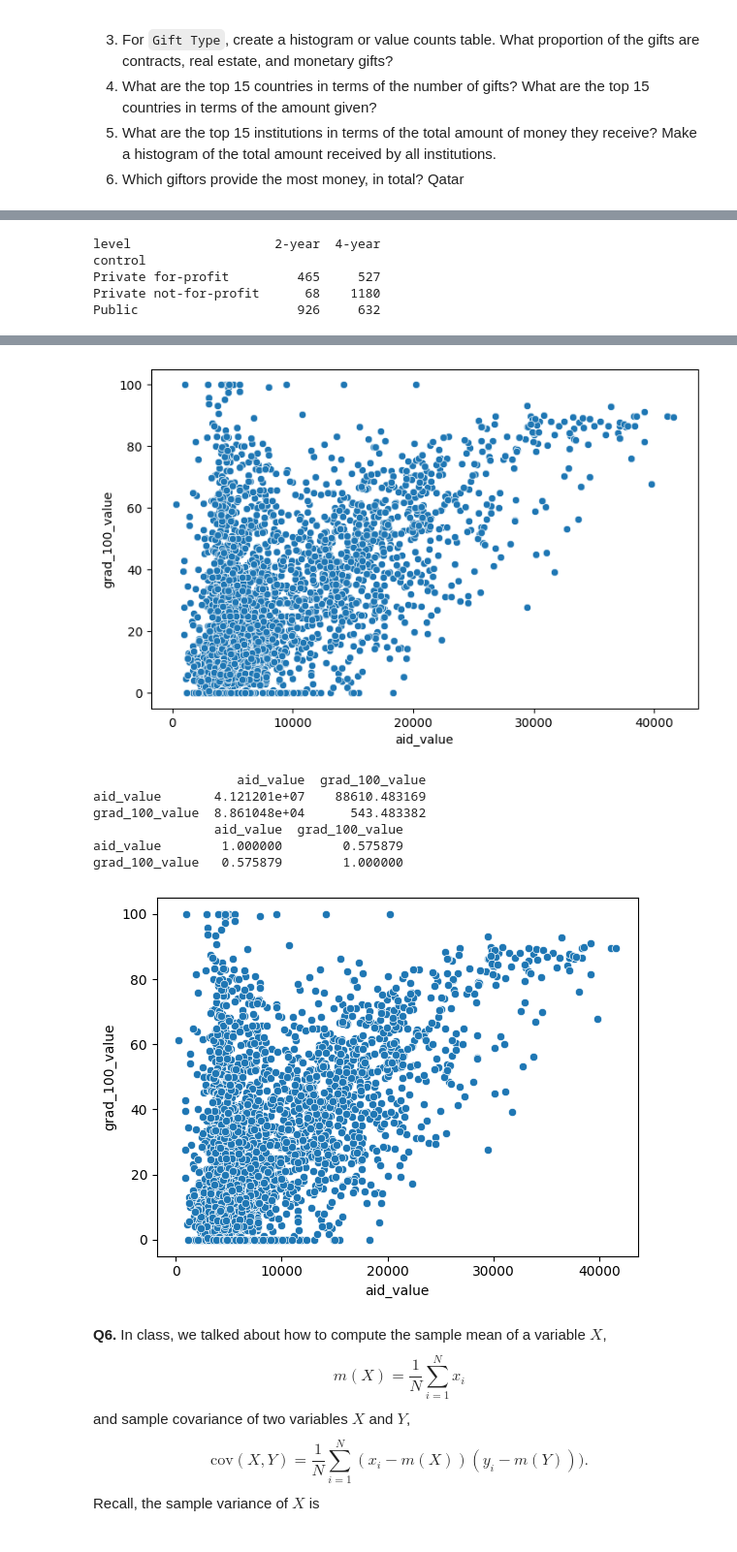
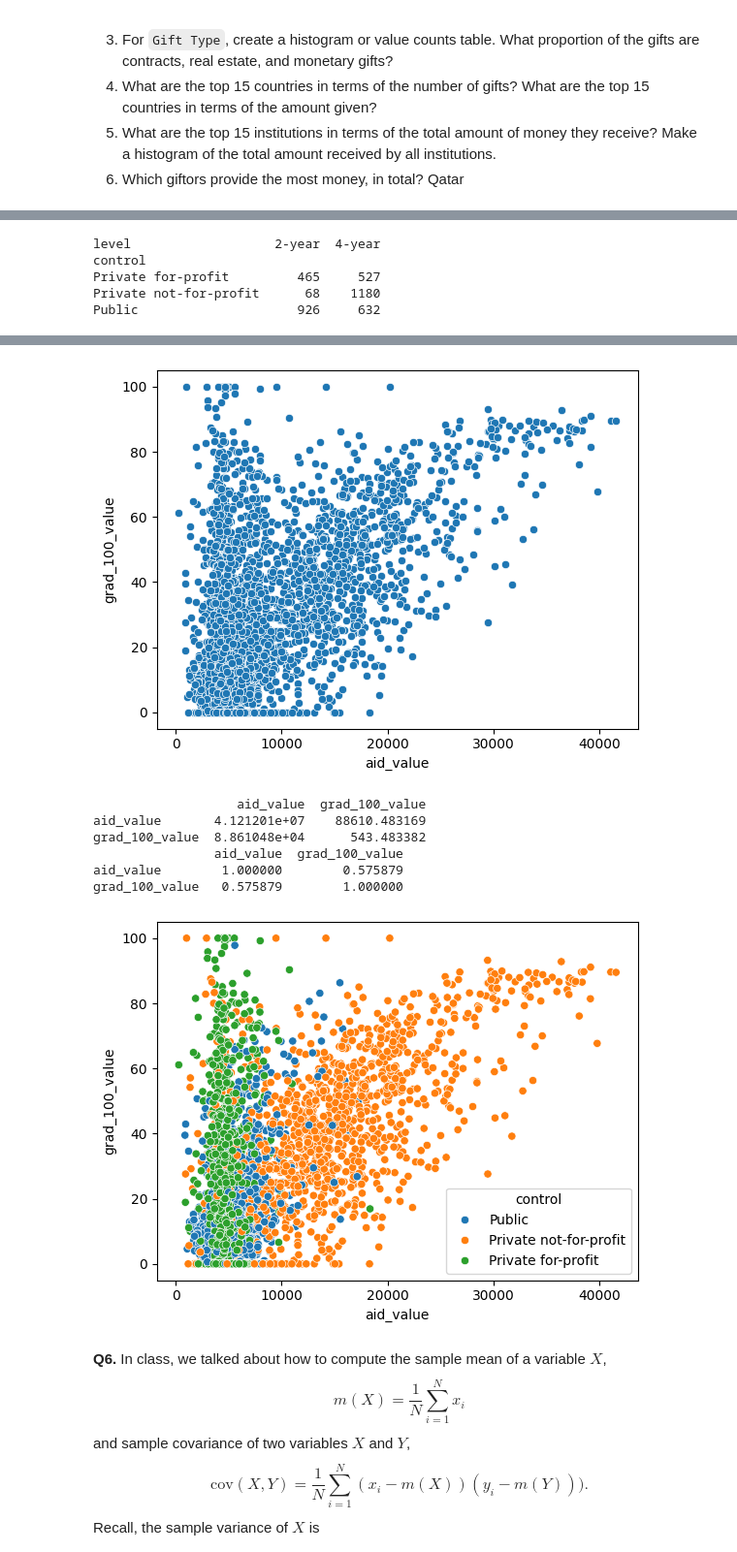
Before and after one commit to hershiaytoda/undergrad_ml_assignments, a Jupyter notebook: 01_assignment_wrangling_and_eda.ipynb, the cells around one changed output, grey strips where cells are left out. Shown at 97% size. Cells and saved outputs as stored; diff of their text form; code cells hidden in the pictures.

```diff
--- a/01_assignment_wrangling_and_eda.ipynb
+++ b/01_assignment_wrangling_and_eda.ipynb
@@ -433,37 +429,40 @@ desc_by_control = (
     .describe()
 )
 
 
-plt.figure(figsize=(8, 5))
 sns.scatterplot(x="aid_value", y="grad_100_value", data=df)
 plt.show()
 
 # Covariance and correlation
 cov_matrix = df[["aid_value", "grad_100_value"]].cov()
 corr_matrix = df[["aid_value", "grad_100_value"]].corr()
 print(cov_matrix)
 print(corr_matrix)
 
-sns.scatterplot(x="aid_value", y="grad_100_value", data=df)
+
+sns.scatterplot(data=df, x="aid_value", y="grad_100_value", hue="control")
 plt.show()
+
+
+
 cov_matrix_c = df[["aid_value", "grad_100_value"]].cov()
 corr_matrix_c = df[["aid_value", "grad_100_value"]].corr()
 # %% [output]
 level                   2-year  4-year
 control
 Private for-profit         465     527
 Private not-for-profit      68    1180
 Public                     926     632
 [figure]
 [figure]
-[figure, old version]
+[figure, new version]
                    aid_value  grad_100_value
 aid_value       4.121201e+07    88610.483169
 grad_100_value  8.861048e+04      543.483382
                 aid_value  grad_100_value
 aid_value        1.000000        0.575879
 grad_100_value   0.575879        1.000000
-[figure, old version]
+[figure, new version]
 # %% [markdown]
 **Q6.** In class, we talked about how to compute the sample mean of a variable $X$,
 $$
```
Also changed, not shown: parts of 2 cells of this notebook.
